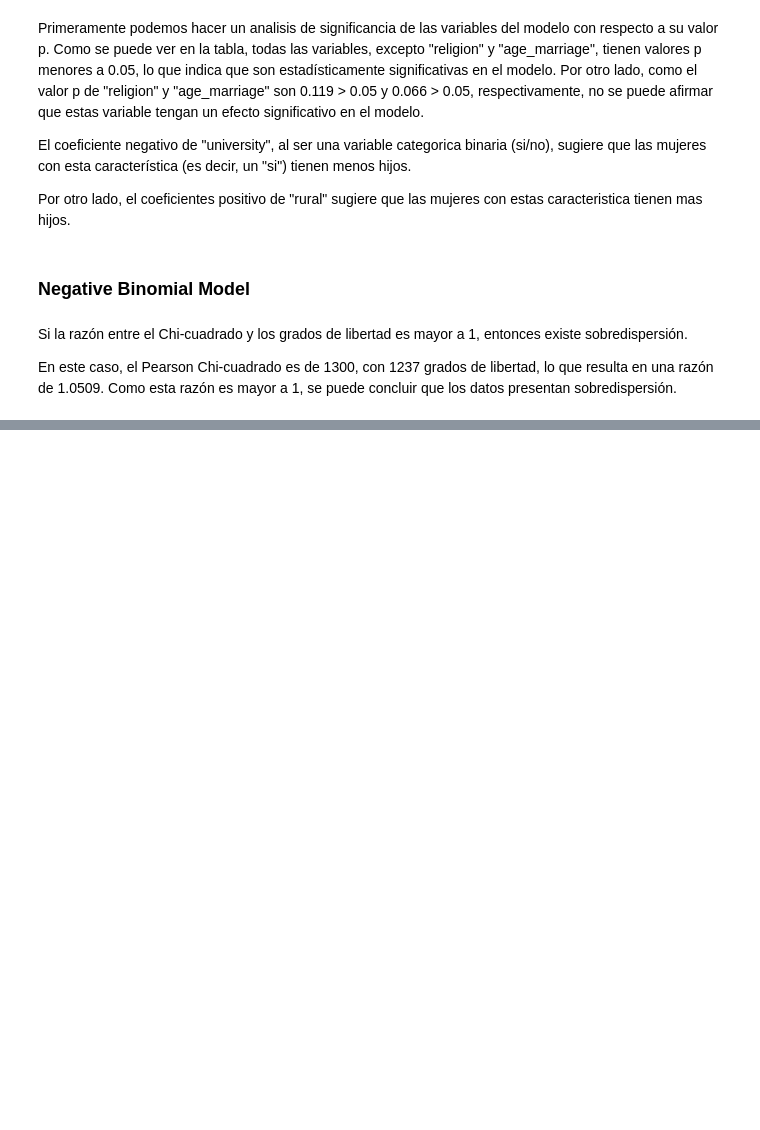
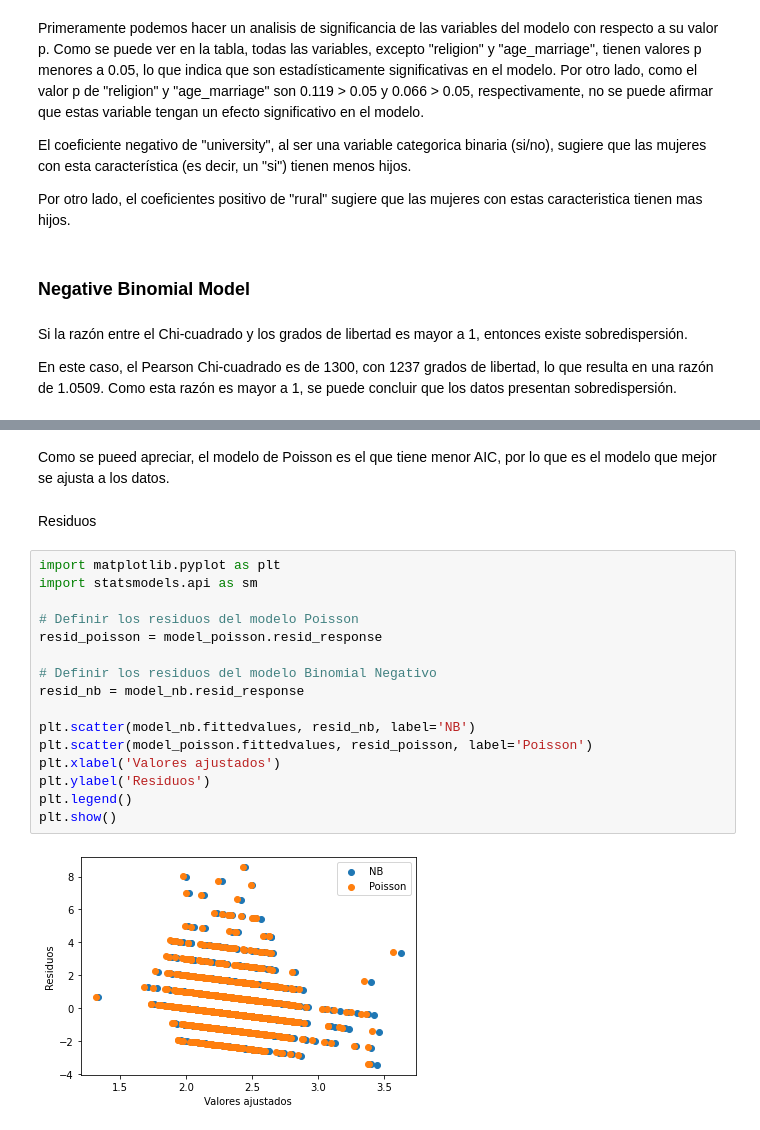
Before and after one commit to suribe06/Statistics, a Jupyter notebook: taller3.ipynb, the cells around one changed output, grey strips where cells are left out. Drawn from its saved outputs; the diff is of its cells as text; blank space fills up the shorter version.

```diff
--- a/taller3.ipynb
+++ b/taller3.ipynb
@@ -380,0 +575,22 @@ age_marriage    -0.0109      0.011     -0.985      0.325      -0.033       0.011
+# %% [markdown]
+Como se pueed apreciar, el modelo de Poisson es el que tiene menor AIC, por lo que es el modelo que mejor se ajusta a los datos.
+# %% [markdown]
+Residuos
+# %%
+import matplotlib.pyplot as plt
+import statsmodels.api as sm
+
+# Definir los residuos del modelo Poisson
+resid_poisson = model_poisson.resid_response
+
+# Definir los residuos del modelo Binomial Negativo
+resid_nb = model_nb.resid_response
+
+plt.scatter(model_nb.fittedvalues, resid_nb, label='NB')
+plt.scatter(model_poisson.fittedvalues, resid_poisson, label='Poisson')
+plt.xlabel('Valores ajustados')
+plt.ylabel('Residuos')
+plt.legend()
+plt.show()
+# %% [output]
+[figure, added]
```
Also changed, not shown: parts of 36 cells of this notebook.
